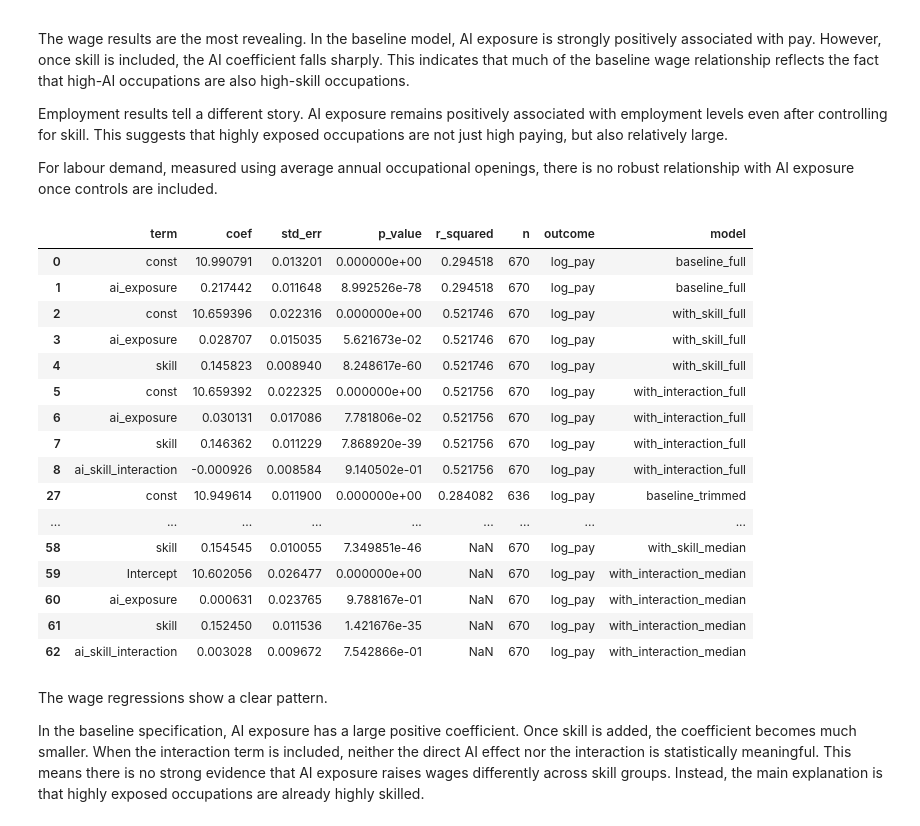
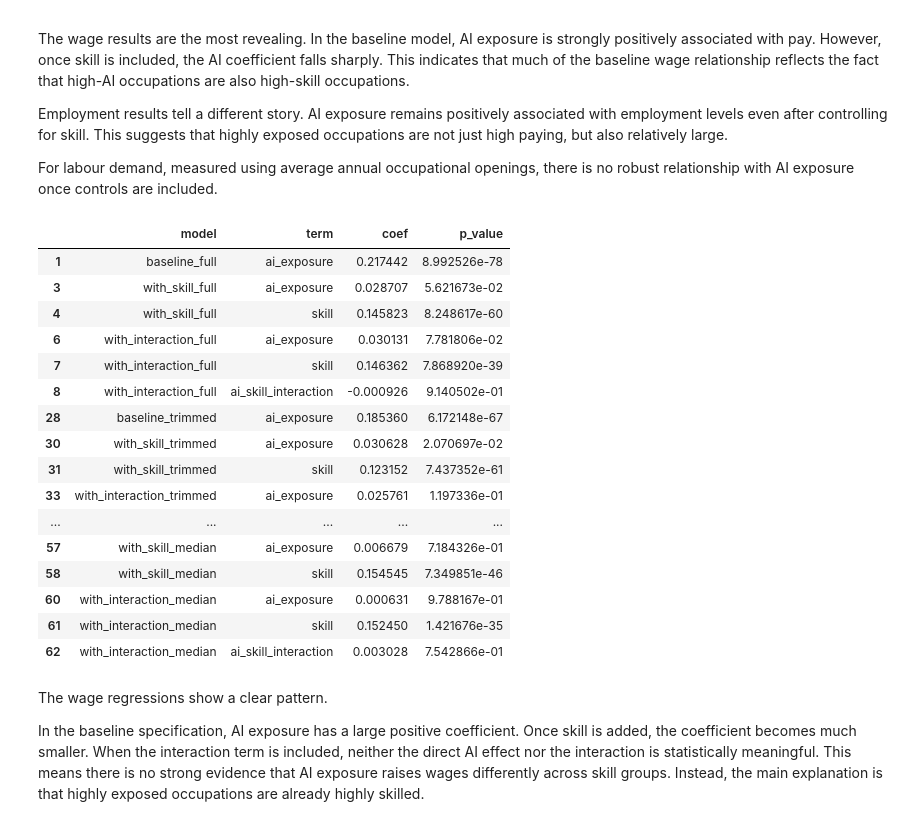
Before and after one commit to riyachandarana/Empirical-Project-2026, a Jupyter notebook: blog.ipynb, the cells around one changed output. Saved outputs shown, nothing was run; the diff lists cells and outputs as text; code cells hidden in the pictures.

```diff
--- a/blog.ipynb
+++ b/blog.ipynb
@@ -150,27 +147,31 @@ For labour demand, measured using average annual occupational openings, there is
 # %%
 wage_results = results[results["outcome"] == "log_pay"].copy()
 employment_results = results[results["outcome"] == "log_employment"].copy()
 demand_results = results[results["outcome"] == "advert_intensity"].copy()
 
-wage_results
+wage_summary = wage_results[
+    wage_results["term"].isin(["ai_exposure", "skill", "ai_skill_interaction"])
+][["model", "term", "coef", "p_value"]]
+
+wage_summary
 # %% [output]
-|  | term | coef | std_err | p_value | r_squared | n | outcome | model |
-| 0 | const | 10.990791 | 0.013201 | 0.000000e+00 | 0.294518 | 670 | log_pay | baseline_full |
-| 1 | ai_exposure | 0.217442 | 0.011648 | 8.992526e-78 | 0.294518 | 670 | log_pay | baseline_full |
-| 2 | const | 10.659396 | 0.022316 | 0.000000e+00 | 0.521746 | 670 | log_pay | with_skill_full |
-| 3 | ai_exposure | 0.028707 | 0.015035 | 5.621673e-02 | 0.521746 | 670 | log_pay | with_skill_full |
-| 4 | skill | 0.145823 | 0.008940 | 8.248617e-60 | 0.521746 | 670 | log_pay | with_skill_full |
-| 5 | const | 10.659392 | 0.022325 | 0.000000e+00 | 0.521756 | 670 | log_pay | with_interaction_full |
-| 6 | ai_exposure | 0.030131 | 0.017086 | 7.781806e-02 | 0.521756 | 670 | log_pay | with_interaction_full |
-| 7 | skill | 0.146362 | 0.011229 | 7.868920e-39 | 0.521756 | 670 | log_pay | with_interaction_full |
-| 8 | ai_skill_interaction | -0.000926 | 0.008584 | 9.140502e-01 | 0.521756 | 670 | log_pay | with_interaction_full |
-| 27 | const | 10.949614 | 0.011900 | 0.000000e+00 | 0.284082 | 636 | log_pay | baseline_trimmed |
-| ... | ... | ... | ... | ... | ... | ... | ... | ... |
-| 58 | skill | 0.154545 | 0.010055 | 7.349851e-46 | NaN | 670 | log_pay | with_skill_median |
-| 59 | Intercept | 10.602056 | 0.026477 | 0.000000e+00 | NaN | 670 | log_pay | with_interaction_median |
-| 60 | ai_exposure | 0.000631 | 0.023765 | 9.788167e-01 | NaN | 670 | log_pay | with_interaction_median |
-| 61 | skill | 0.152450 | 0.011536 | 1.421676e-35 | NaN | 670 | log_pay | with_interaction_median |
-| 62 | ai_skill_interaction | 0.003028 | 0.009672 | 7.542866e-01 | NaN | 670 | log_pay | with_interaction_median |
+|  | model | term | coef | p_value |
+| 1 | baseline_full | ai_exposure | 0.217442 | 8.992526e-78 |
+| 3 | with_skill_full | ai_exposure | 0.028707 | 5.621673e-02 |
+| 4 | with_skill_full | skill | 0.145823 | 8.248617e-60 |
+| 6 | with_interaction_full | ai_exposure | 0.030131 | 7.781806e-02 |
+| 7 | with_interaction_full | skill | 0.146362 | 7.868920e-39 |
+| 8 | with_interaction_full | ai_skill_interaction | -0.000926 | 9.140502e-01 |
+| 28 | baseline_trimmed | ai_exposure | 0.185360 | 6.172148e-67 |
+| 30 | with_skill_trimmed | ai_exposure | 0.030628 | 2.070697e-02 |
+| 31 | with_skill_trimmed | skill | 0.123152 | 7.437352e-61 |
+| 33 | with_interaction_trimmed | ai_exposure | 0.025761 | 1.197336e-01 |
+| ... | ... | ... | ... | ... |
+| 57 | with_skill_median | ai_exposure | 0.006679 | 7.184326e-01 |
+| 58 | with_skill_median | skill | 0.154545 | 7.349851e-46 |
+| 60 | with_interaction_median | ai_exposure | 0.000631 | 9.788167e-01 |
+| 61 | with_interaction_median | skill | 0.152450 | 1.421676e-35 |
+| 62 | with_interaction_median | ai_skill_interaction | 0.003028 | 7.542866e-01 |
 # %% [markdown]
 The wage regressions show a clear pattern.
 
```
Also changed, not shown: parts of 3 cells of this notebook, 1 other file.
